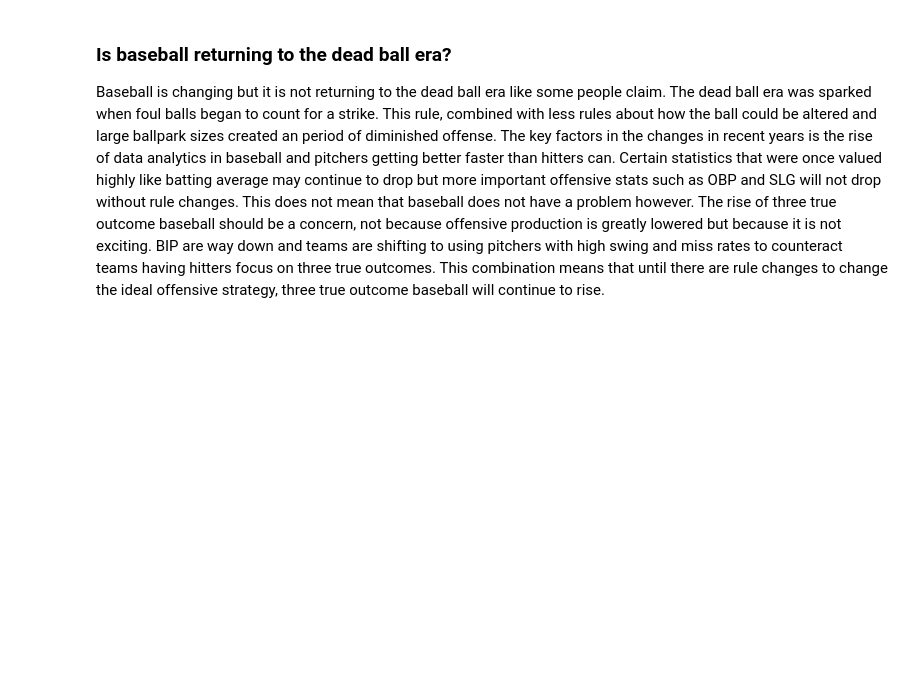
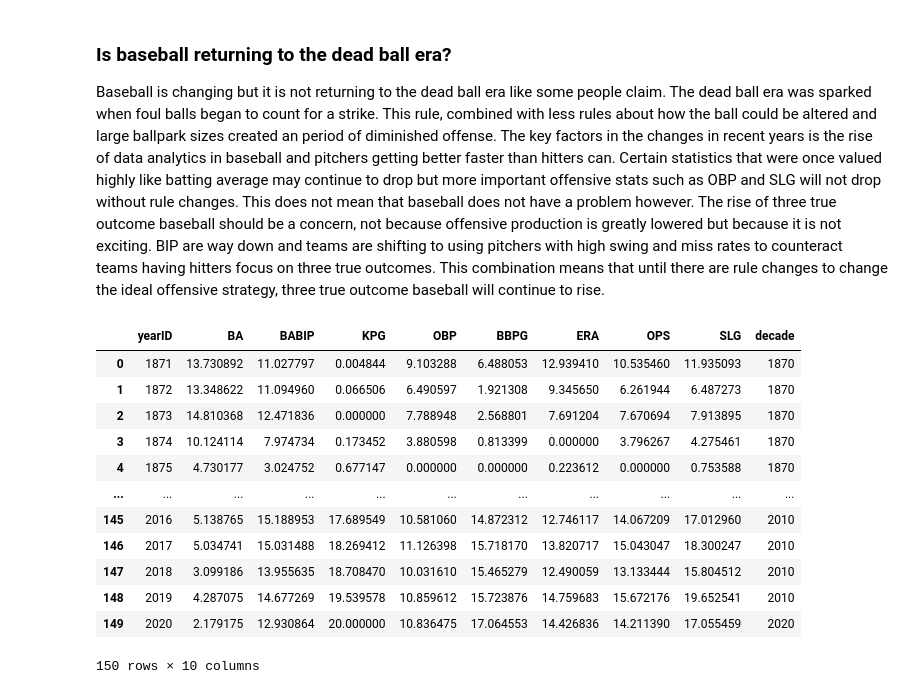
Before and after one commit to data301-2021-winter1/project-group37-project, a Jupyter notebook: notebooks/analysis1.ipynb, the cells around one changed output. Drawn from its saved outputs; the diff is of its cells as text; code cells hidden in the pictures; blank space fills up the shorter version.

```diff
--- a/notebooks/analysis1.ipynb
+++ b/notebooks/analysis1.ipynb
@@ -337,3 +337,18 @@ Baseball is changing but it is not returning to the dead ball era like some peop
 pergame.to_csv('../data/processed/pergame.csv')
 # %%
 norm.to_csv('../data/processed/normalized.csv')
+norm
+# %% [output]
+|  | yearID | BA | BABIP | KPG | OBP | BBPG | ERA | OPS | SLG | decade |
+| 0 | 1871 | 13.730892 | 11.027797 | 0.004844 | 9.103288 | 6.488053 | 12.939410 | 10.535460 | 11.935093 | 1870 |
+| 1 | 1872 | 13.348622 | 11.094960 | 0.066506 | 6.490597 | 1.921308 | 9.345650 | 6.261944 | 6.487273 | 1870 |
+| 2 | 1873 | 14.810368 | 12.471836 | 0.000000 | 7.788948 | 2.568801 | 7.691204 | 7.670694 | 7.913895 | 1870 |
+| 3 | 1874 | 10.124114 | 7.974734 | 0.173452 | 3.880598 | 0.813399 | 0.000000 | 3.796267 | 4.275461 | 1870 |
+| 4 | 1875 | 4.730177 | 3.024752 | 0.677147 | 0.000000 | 0.000000 | 0.223612 | 0.000000 | 0.753588 | 1870 |
+| ... | ... | ... | ... | ... | ... | ... | ... | ... | ... | ... |
+| 145 | 2016 | 5.138765 | 15.188953 | 17.689549 | 10.581060 | 14.872312 | 12.746117 | 14.067209 | 17.012960 | 2010 |
+| 146 | 2017 | 5.034741 | 15.031488 | 18.269412 | 11.126398 | 15.718170 | 13.820717 | 15.043047 | 18.300247 | 2010 |
+| 147 | 2018 | 3.099186 | 13.955635 | 18.708470 | 10.031610 | 15.465279 | 12.490059 | 13.133444 | 15.804512 | 2010 |
+| 148 | 2019 | 4.287075 | 14.677269 | 19.539578 | 10.859612 | 15.723876 | 14.759683 | 15.672176 | 19.652541 | 2010 |
+| 149 | 2020 | 2.179175 | 12.930864 | 20.000000 | 10.836475 | 17.064553 | 14.426836 | 14.211390 | 17.055459 | 2020 |
+150 rows × 10 columns
```
Also changed, not shown: 1 other file.
